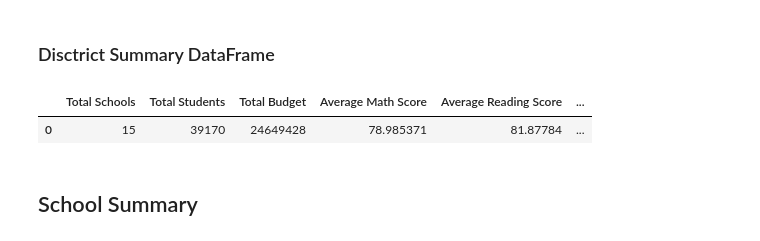
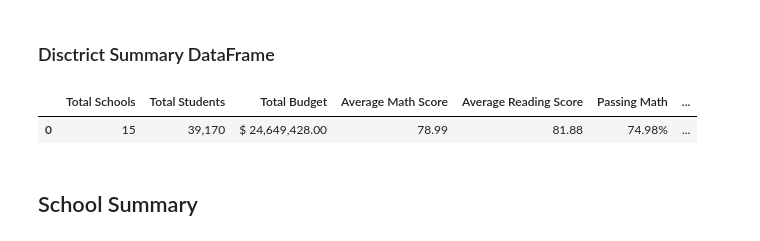
Before and after one commit to Tam-ala/Game-and-School-Stats-with-Pandas, a Jupyter notebook: PyCitySchools/PyCitySchools_Complete.ipynb, the cells around one changed output. Drawn from its saved outputs; the diff is of its cells as text; code cells hidden in the pictures.

```diff
--- a/PyCitySchools/PyCitySchools_Complete.ipynb
+++ b/PyCitySchools/PyCitySchools_Complete.ipynb
@@ -109,14 +109,17 @@ percent_passed_read = passed_read*100/total_students
 # %%
 # Create a dataframe to hold the above results
 district_summary_df = pd.DataFrame({"Total Schools": [total_schools],"Total Students": total_students,
                                     "Total Budget": [total_budget], "Average Math Score": avg_math_score,
-                                   "Average Reading Score":avg_read_score, "Passing Math (%)": percent_passed_math,
-                                   "Passing Reading(%)":percent_passed_read,
-                                   "Overall Passing Rate(%)":overal_passing_rate})
-district_summary_df
+                                   "Average Reading Score":avg_read_score, "Passing Math": percent_passed_math,
+                                   "Passing Reading":percent_passed_read,
+                                   "Overall Passing Rate":overal_passing_rate})
+district_summary_df.style.format({"Total Students":"{:0,.0f}","Total Budget":"${:20,.2f}",
+                                  "Average Reading Score": "{:0,.2f}", "Average Math Score": "{:0,.2f}",
+                                  "Passing Reading": "{:0,.2f}%", "Passing Math":"{:0,.2f}%",
+                                  "Overall Passing Rate":"{:0,.2f}%"})
 # %% [output]
-|  | Total Schools | Total Students | Total Budget | Average Math Score | Average Reading Score | ... |
-| 0 | 15 | 39170 | 24649428 | 78.985371 | 81.87784 | ... |
+|  | Total Schools | Total Students | Total Budget | Average Math Score | Average Reading Score | Passing Math | ... |
+| 0 | 15 | 39,170 | $ 24,649,428.00 | 78.99 | 81.88 | 74.98% | ... |
 # %% [markdown]
 ## School Summary
 # %% [markdown]
```
Also changed, not shown: parts of 13 cells of this notebook.
